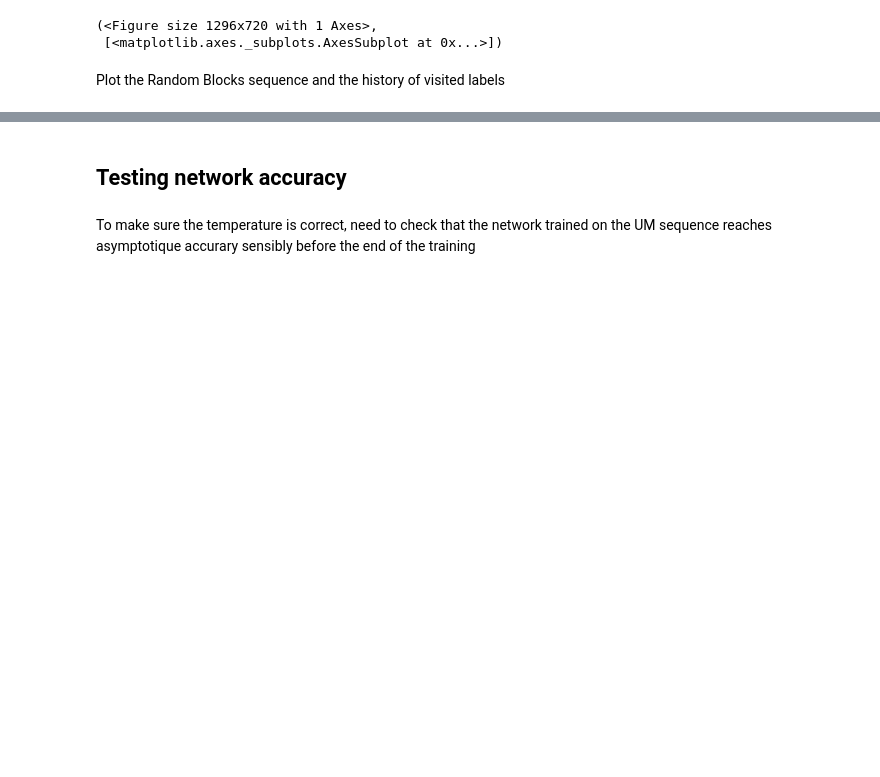
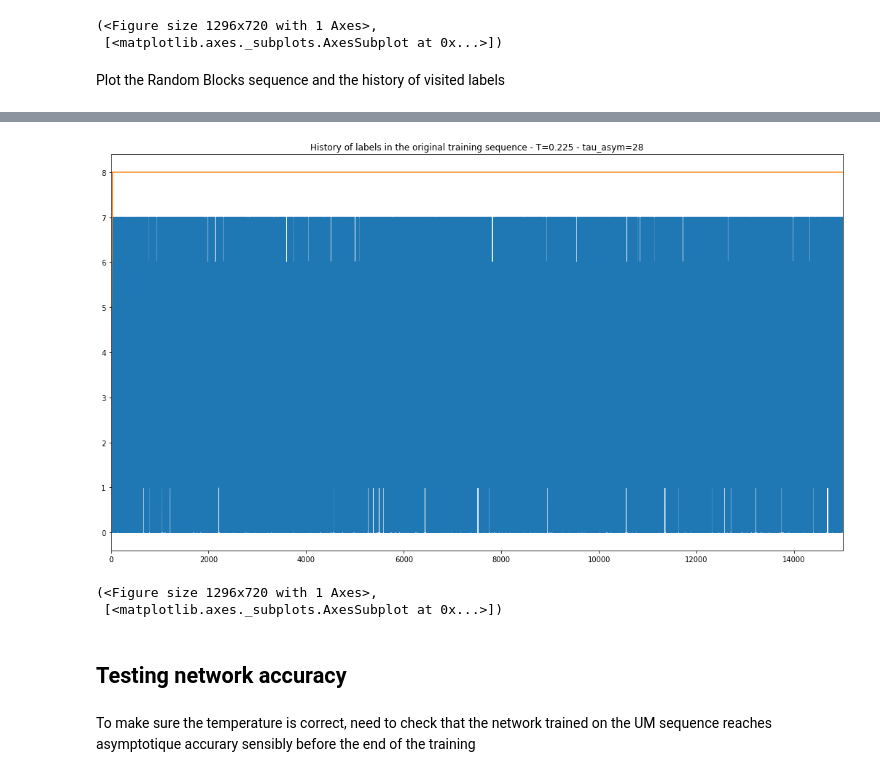
Before and after one commit to Brossollet-Antonin/Ultrametric-benchmark, a Jupyter notebook: notebooks/Hyper-parameter_selection.ipynb, the cells around one changed output, grey strips where cells are left out. Drawn from its saved outputs; the diff is of its cells as text; code cells hidden in the pictures; blank space fills up the shorter version.

```diff
--- a/notebooks/Hyper-parameter_selection.ipynb
+++ b/notebooks/Hyper-parameter_selection.ipynb
@@ -169,5 +181,11 @@ lbl_history(trainer_rb.train_sequence, [T], scope_max=1.5e4)
 (<Figure size 1296x720 with 1 Axes>,
  [<matplotlib.axes._subplots.AxesSubplot at 0x...>])
+# %%
+lbl_history(trainer_uf.train_sequence, [T], scope_max=1.5e4)
+# %% [output]
+[figure, added]
+(<Figure size 1296x720 with 1 Axes>,
+ [<matplotlib.axes._subplots.AxesSubplot at 0x...>])
 # %% [markdown]
 ## Testing network accuracy
 # %% [markdown]
```
Also changed, not shown: parts of 10 cells of this notebook.
